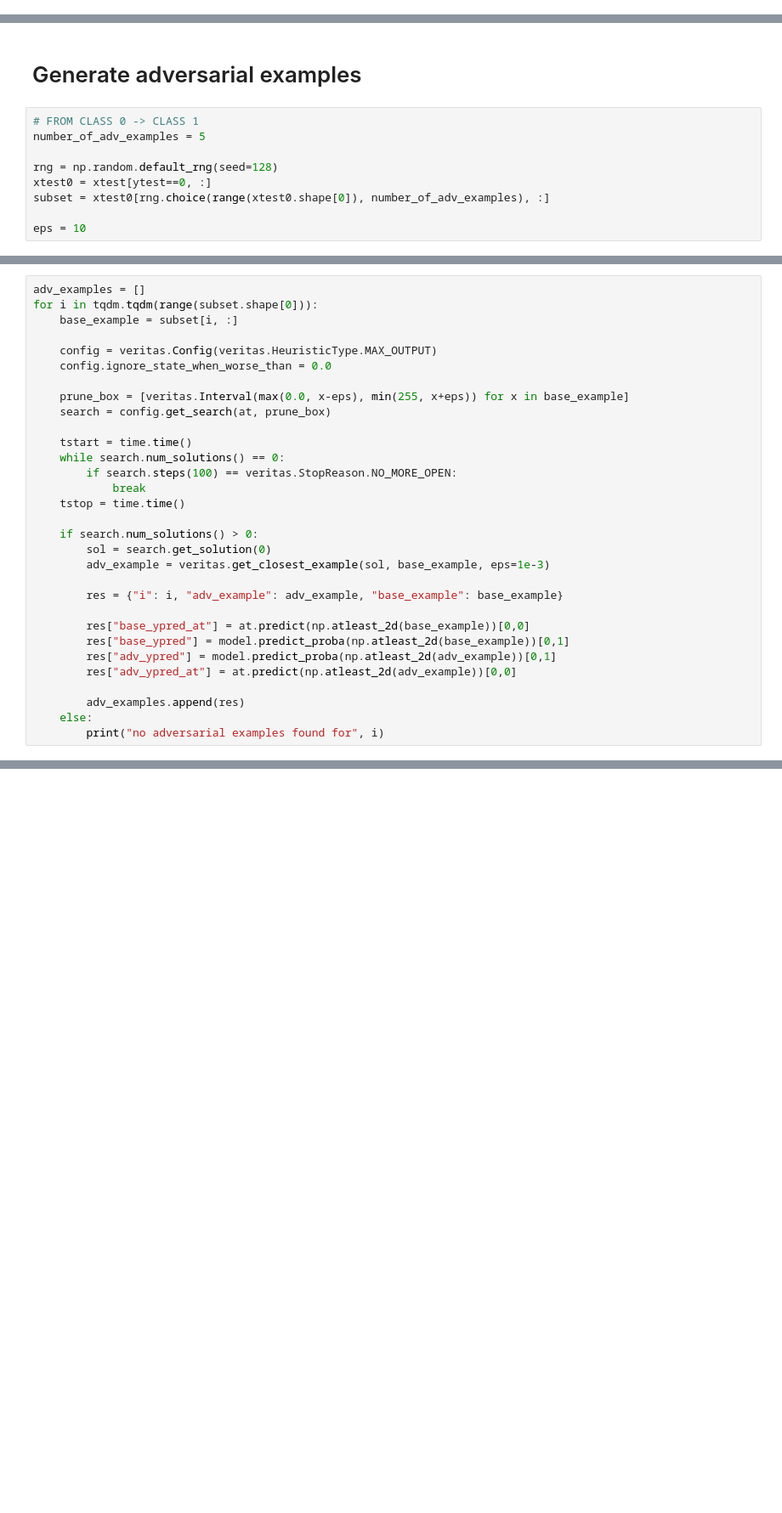
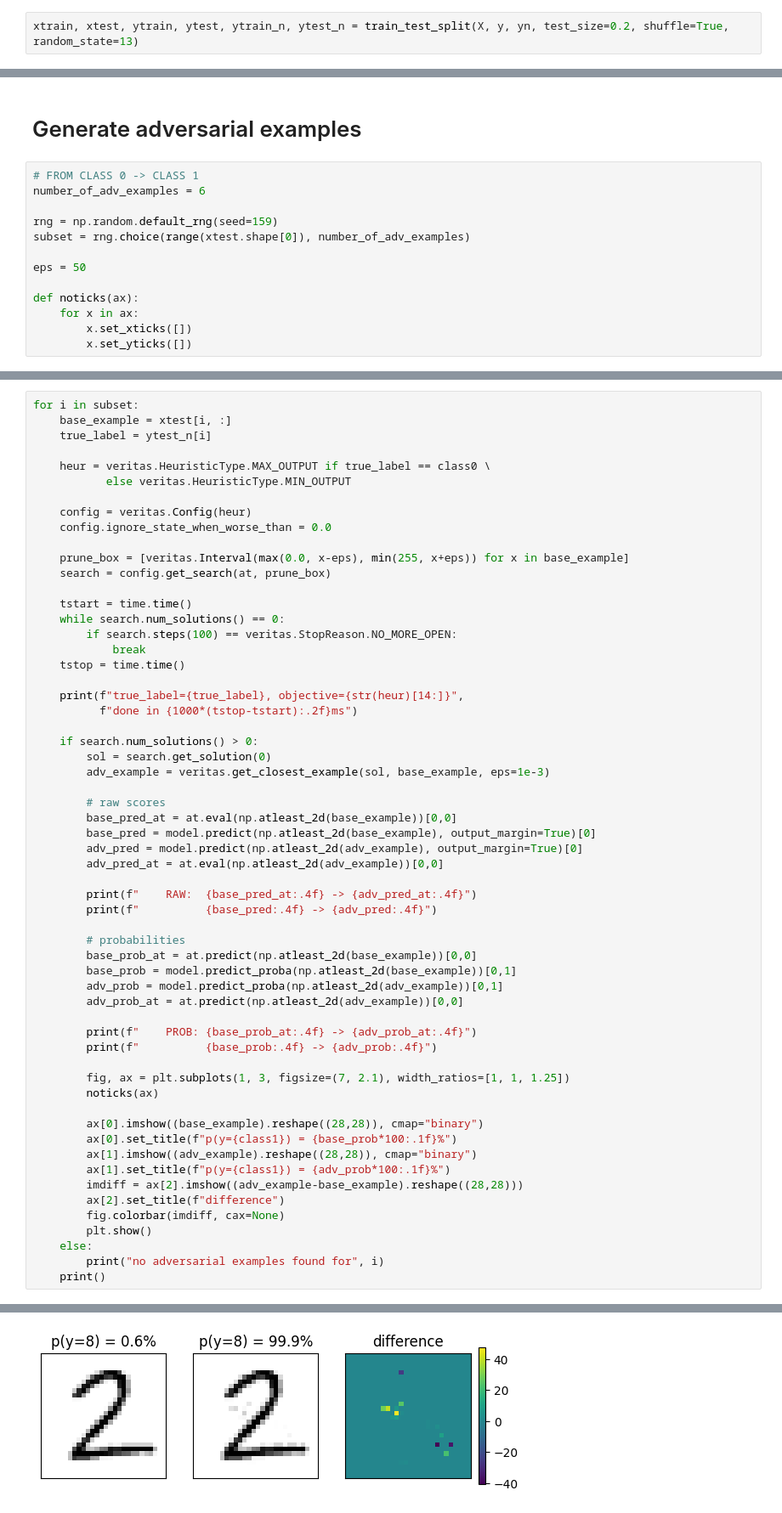
Before and after one commit to laudv/veritas, a Jupyter notebook: examples/mnist.ipynb, the cells around one changed output, grey strips where cells are left out. Shown: that part at 85% size. Drawn from its saved outputs; the diff is of its cells as text; blank space fills up the shorter version.

```diff
--- a/examples/mnist.ipynb
+++ b/examples/mnist.ipynb
@@ -18 +33,3 @@ xtrain, xtest, ytrain, ytest, ytrain_mc, ytest_mc = train_test_split(X, y, y_mc,
+# %%
+xtrain, xtest, ytrain, ytest, ytrain_n, ytest_n = train_test_split(X, y, yn, test_size=0.2, shuffle=True, random_state=13)
 # %% [markdown]
@@ -58,11 +69,15 @@ Train acc: 0.984, test acc: 0.983 wrt true labels
 # Generate adversarial examples
 # %%
 # FROM CLASS 0 -> CLASS 1
-number_of_adv_examples = 5
+number_of_adv_examples = 6
 
-rng = np.random.default_rng(seed=128)
-xtest0 = xtest[ytest==0, :]
-subset = xtest0[rng.choice(range(xtest0.shape[0]), number_of_adv_examples), :]
+rng = np.random.default_rng(seed=159)
+subset = rng.choice(range(xtest.shape[0]), number_of_adv_examples)
 
-eps = 10
+eps = 50
+
+def noticks(ax):
+    for x in ax:
+        x.set_xticks([])
+        x.set_yticks([])
 # %%
@@ -72,11 +86,14 @@ at = veritas.get_addtree(model)
 base_score according to XGB: 0.5
 base_score set to 0.0 if base_score was 0.5
 # %%
-adv_examples = []
-for i in tqdm.tqdm(range(subset.shape[0])):
-    base_example = subset[i, :]
+for i in subset:
+    base_example = xtest[i, :]
+    true_label = ytest_n[i]
 
-    config = veritas.Config(veritas.HeuristicType.MAX_OUTPUT)
+    heur = veritas.HeuristicType.MAX_OUTPUT if true_label == class0 \
+           else veritas.HeuristicType.MIN_OUTPUT
+
+    config = veritas.Config(heur)
     config.ignore_state_when_worse_than = 0.0
 
     prune_box = [veritas.Interval(max(0.0, x-eps), min(255, x+eps)) for x in base_example]
@@ -88,17 +105,43 @@ for i in tqdm.tqdm(range(subset.shape[0])):
             break
     tstop = time.time()
 
+    print(f"true_label={true_label}, objective={str(heur)[14:]}",
+          f"done in {1000*(tstop-tstart):.2f}ms")
+
     if search.num_solutions() > 0:
         sol = search.get_solution(0)
         adv_example = veritas.get_closest_example(sol, base_example, eps=1e-3)
 
-        res = {"i": i, "adv_example": adv_example, "base_example": base_example}
+        # raw scores
+        base_pred_at = at.eval(np.atleast_2d(base_example))[0,0]
+        base_pred = model.predict(np.atleast_2d(base_example), output_margin=True)[0]
+        adv_pred = model.predict(np.atleast_2d(adv_example), output_margin=True)[0]
+        adv_pred_at = at.eval(np.atleast_2d(adv_example))[0,0]
 
-        res["base_ypred_at"] = at.predict(np.atleast_2d(base_example))[0,0]
-        res["base_ypred"] = model.predict_proba(np.atleast_2d(base_example))[0,1]
-        res["adv_ypred"] = model.predict_proba(np.atleast_2d(adv_example))[0,1]
-        res["adv_ypred_at"] = at.predict(np.atleast_2d(adv_example))[0,0]
+        print(f"    RAW:  {base_pred_at:.4f} -> {adv_pred_at:.4f}")
+        print(f"          {base_pred:.4f} -> {adv_pred:.4f}")
 
-        adv_examples.append(res)
+        # probabilities
+        base_prob_at = at.predict(np.atleast_2d(base_example))[0,0]
+        base_prob = model.predict_proba(np.atleast_2d(base_example))[0,1]
+        adv_prob = model.predict_proba(np.atleast_2d(adv_example))[0,1]
+        adv_prob_at = at.predict(np.atleast_2d(adv_example))[0,0]
+
+        print(f"    PROB: {base_prob_at:.4f} -> {adv_prob_at:.4f}")
+        print(f"          {base_prob:.4f} -> {adv_prob:.4f}")
+
+        fig, ax = plt.subplots(1, 3, figsize=(7, 2.1), width_ratios=[1, 1, 1.25])
+        noticks(ax)
+
+        ax[0].imshow((base_example).reshape((28,28)), cmap="binary")
+        ax[0].set_title(f"p(y={class1}) = {base_prob*100:.1f}%")
+        ax[1].imshow((adv_example).reshape((28,28)), cmap="binary")
+        ax[1].set_title(f"p(y={class1}) = {adv_prob*100:.1f}%")
+        imdiff = ax[2].imshow((adv_example-base_example).reshape((28,28)))
+        ax[2].set_title(f"difference")
+        fig.colorbar(imdiff, cax=None)
+        plt.show()
     else:
         print("no adversarial examples found for", i)
+    print()
+# %% [output]
@@ -104,0 +153 @@ for i in tqdm.tqdm(range(subset.shape[0])):
+[figure, added]
```
Also changed, not shown: parts of 19 cells of this notebook, 22 other files.
